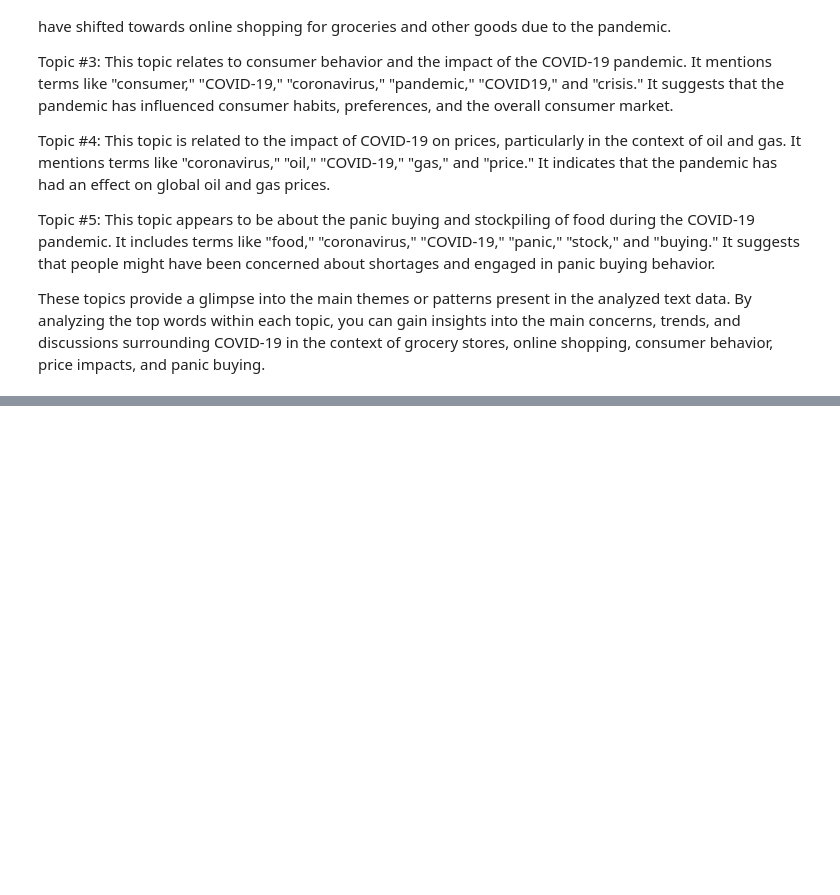
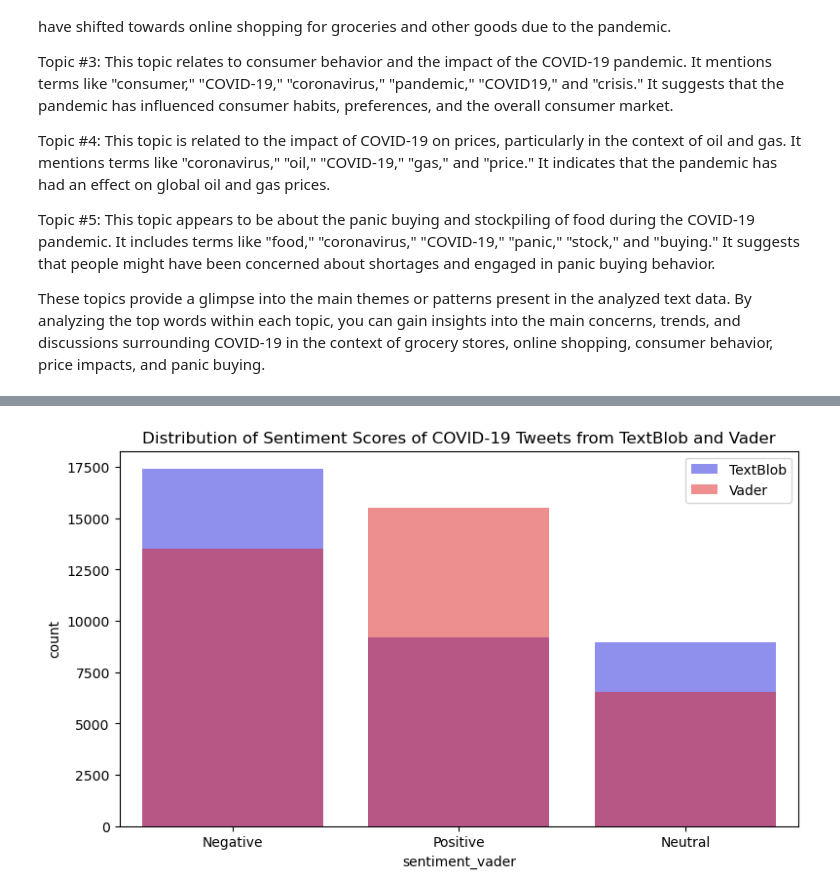
Before and after one commit to ReproTeach/final-project-sd_final_project, a Jupyter notebook: final_project.ipynb, the cells around one changed output, grey strips where cells are left out. Drawn from its saved outputs; the diff is of its cells as text; code cells hidden in the pictures; blank space fills up the shorter version.

Commit message:
sentiment analysis

```diff
--- a/final_project.ipynb
+++ b/final_project.ipynb
@@ -284,0 +329,25 @@ Topic Modeling Section Ends
+# %%
+def get_sent_textblob_cont(text):
+    return TextBlob(text).sentiment.polarity
+# %%
+from nltk.sentiment.vader import SentimentIntensityAnalyzer
+
+def get_sentiment_vader(text):
+    sia = SentimentIntensityAnalyzer()
+    sentiment = sia.polarity_scores(text)
+
+    if sentiment['compound'] > 0.05:
+        return "Positive"
+    elif sentiment['compound'] < -0.05:
+        return "Negative"
+    else:
+        return "Neutral"
+# %%
+def get_sent_vader_cont(text):
+    sia = SentimentIntensityAnalyzer()
+    return sia.polarity_scores(text)['compound']
+# %%
+merged_df['sentiment_textblob'] = merged_df['Text_Cleaned'].apply(get_sentiment_textblob)
+merged_df['sent_textblob_cont'] = merged_df['Text_Cleaned'].apply(get_sent_textblob_cont)
+merged_df['sentiment_vader'] = merged_df['Text_Cleaned'].apply(get_sentiment_vader)
+merged_df['sent_vader_cont'] = merged_df['Text_Cleaned'].apply(get_sent_vader_cont)
@@ -284,0 +363,11 @@ Topic Modeling Section Ends
+# %%
+import seaborn as sns
+
+plt.figure(figsize=(9, 5))
+sns.countplot(x="sentiment_textblob", data=merged_df, label="TextBlob", color='blue', alpha=0.5)
+sns.countplot(x="sentiment_vader", data=merged_df, label="Vader", color='red', alpha=0.5)
+plt.legend()
+plt.title('Distribution of Sentiment Scores of COVID-19 Tweets from TextBlob and Vader')
+plt.show()
+# %% [output]
+[figure, added]
```
Also changed, not shown: parts of 14 cells of this notebook.
